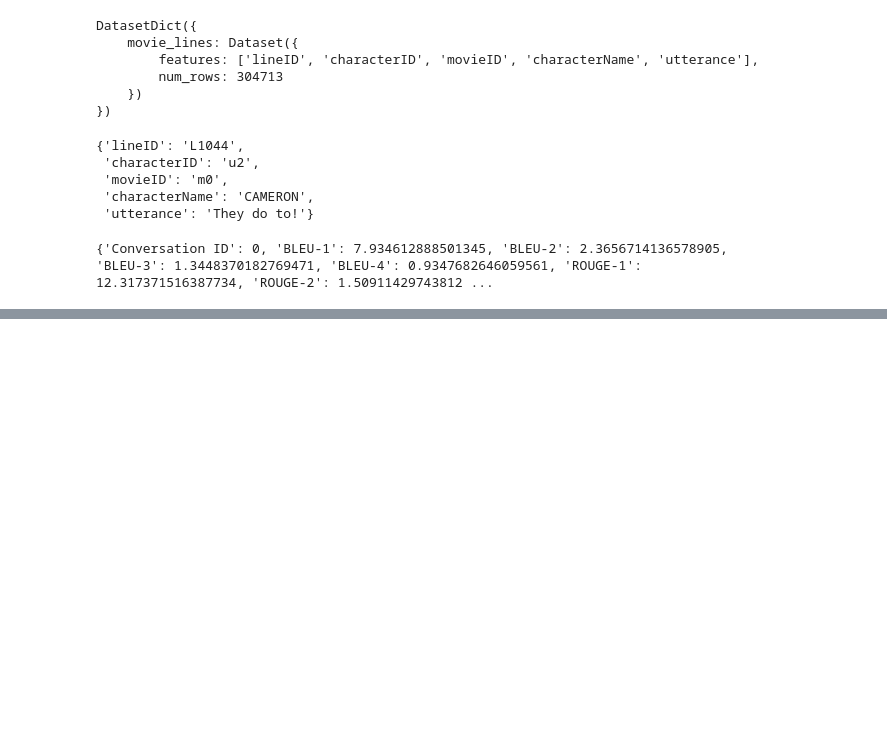
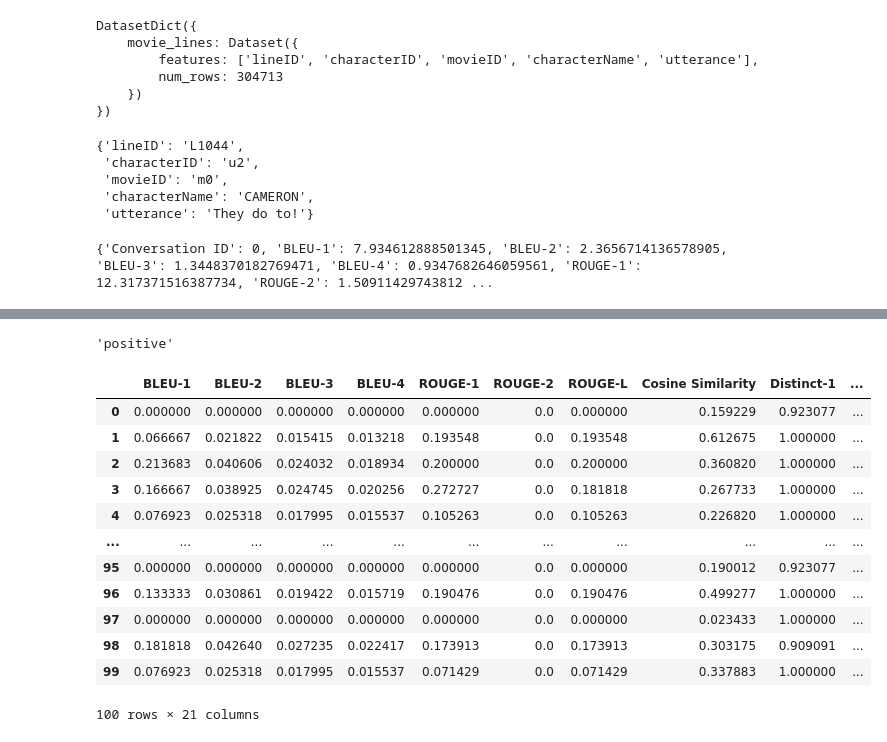
Before and after one commit to rhdrhd/llm_persona, a Jupyter notebook: test.ipynb, the cells around one changed output, grey strips where cells are left out. Cells and saved outputs as stored; diff of their text form; code cells hidden in the pictures; blank space fills up the shorter version.

```diff
--- a/test.ipynb
+++ b/test.ipynb
@@ -1415,0 +1758,4 @@ print_avg_metrics("experiment1_metrics")
+# %%
+result[0]['label']
+# %% [output]
+'positive'
@@ -1415,0 +1772,16 @@ print_avg_metrics("experiment1_metrics")
+# %%
+df_no_id
+# %% [output]
+|  | BLEU-1 | BLEU-2 | BLEU-3 | BLEU-4 | ROUGE-1 | ROUGE-2 | ROUGE-L | Cosine Similarity | Distinct-1 | ... |
+| 0 | 0.000000 | 0.000000 | 0.000000 | 0.000000 | 0.000000 | 0.0 | 0.000000 | 0.159229 | 0.923077 | ... |
+| 1 | 0.066667 | 0.021822 | 0.015415 | 0.013218 | 0.193548 | 0.0 | 0.193548 | 0.612675 | 1.000000 | ... |
+| 2 | 0.213683 | 0.040606 | 0.024032 | 0.018934 | 0.200000 | 0.0 | 0.200000 | 0.360820 | 1.000000 | ... |
+| 3 | 0.166667 | 0.038925 | 0.024745 | 0.020256 | 0.272727 | 0.0 | 0.181818 | 0.267733 | 1.000000 | ... |
+| 4 | 0.076923 | 0.025318 | 0.017995 | 0.015537 | 0.105263 | 0.0 | 0.105263 | 0.226820 | 1.000000 | ... |
+| ... | ... | ... | ... | ... | ... | ... | ... | ... | ... | ... |
+| 95 | 0.000000 | 0.000000 | 0.000000 | 0.000000 | 0.000000 | 0.0 | 0.000000 | 0.190012 | 0.923077 | ... |
+| 96 | 0.133333 | 0.030861 | 0.019422 | 0.015719 | 0.190476 | 0.0 | 0.190476 | 0.499277 | 1.000000 | ... |
+| 97 | 0.000000 | 0.000000 | 0.000000 | 0.000000 | 0.000000 | 0.0 | 0.000000 | 0.023433 | 1.000000 | ... |
+| 98 | 0.181818 | 0.042640 | 0.027235 | 0.022417 | 0.173913 | 0.0 | 0.173913 | 0.303175 | 0.909091 | ... |
+| 99 | 0.076923 | 0.025318 | 0.017995 | 0.015537 | 0.071429 | 0.0 | 0.071429 | 0.337883 | 1.000000 | ... |
+100 rows × 21 columns
```
Also changed, not shown: parts of 101 cells of this notebook, 6 other files.
